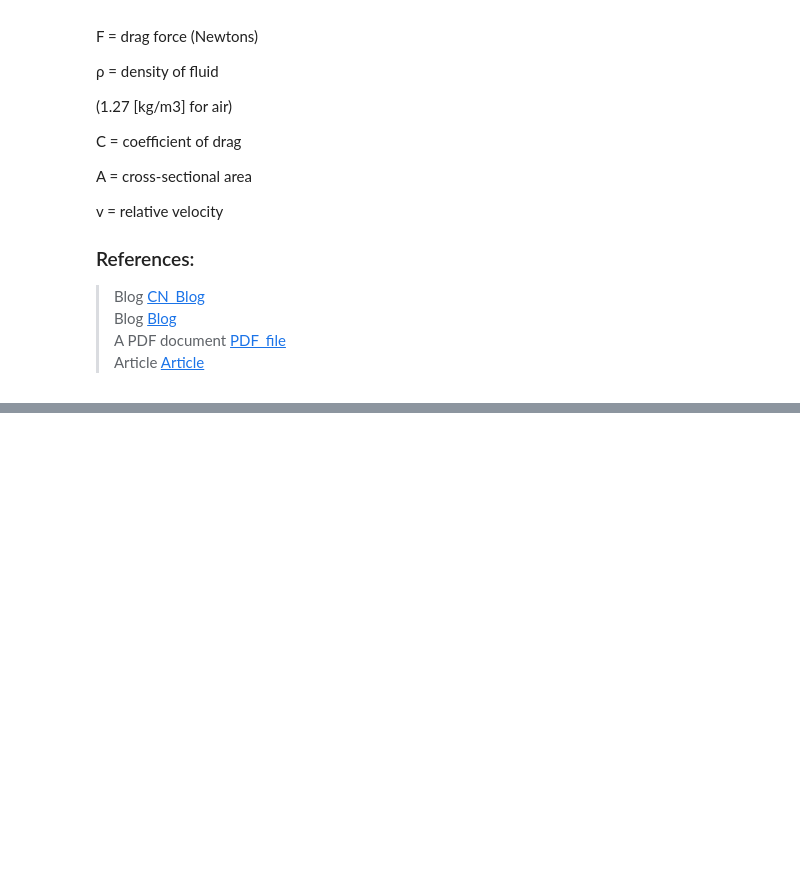
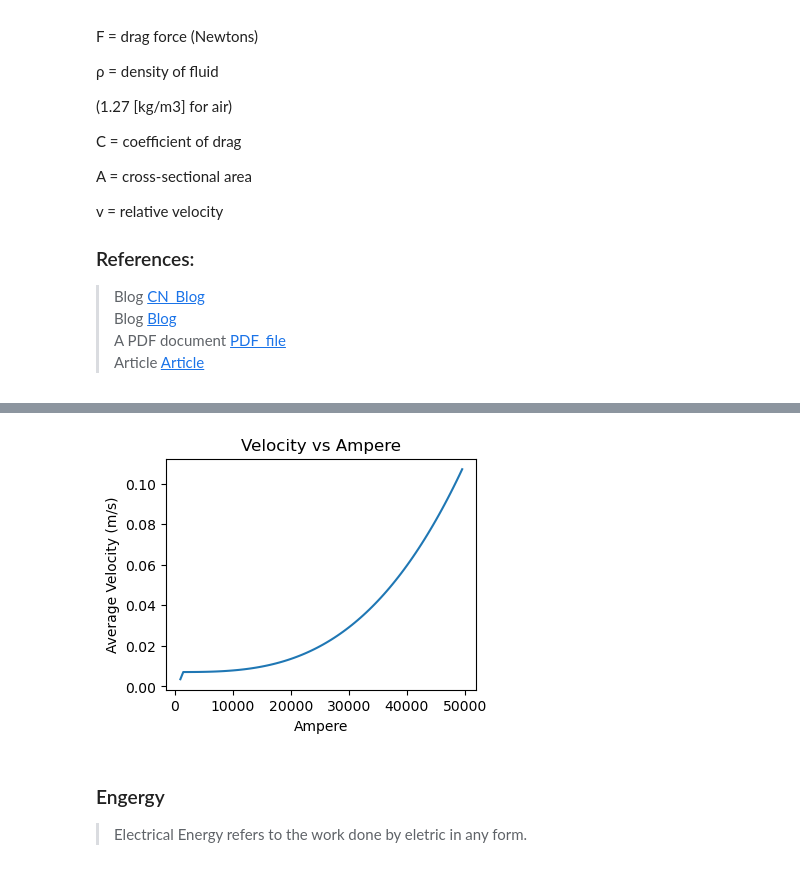
Before and after one commit to GoodrainCN/comph, a Jupyter notebook: PROJECT1/main.ipynb, the cells around one changed output, grey strips where cells are left out. Saved outputs shown, nothing was run; the diff lists cells and outputs as text; code cells hidden in the pictures; blank space fills up the shorter version.

```diff
--- a/PROJECT1/main.ipynb
+++ b/PROJECT1/main.ipynb
@@ -529,0 +259,72 @@ pygame.quit()
+# %%
+import matplotlib.pyplot as plt
+import numpy as np
+
+
+def run_vel_cur():
+    sim = simulation()
+    coil = Coil()
+    object = Object()
+
+    #DATA COLLECTION
+    posi = []
+    X_DATA = []
+    Y_DATA = []
+    VEL_DATA = []
+    ACC_DATA = []
+    AVG_VEL_DATA = []
+    AMP_DATA = []
+    time = 0
+
+    pos = object.get_x()
+    vel = object.get_velocity()
+    acc = object.get_acc()
+
+    turns = coil.get_turns()
+    length = coil.get_length()
+    ampere = coil.get_ampere()
+    radius = coil.get_radius()
+    for i in range(1000,50000,500):
+        ampere = i #A #Current #1000-50000
+        pos = 0
+        VEL_DATA = []
+        ACC_DATA = []
+        while pos < length:
+            x = object.get_x()
+            y = object.get_y()
+            posi.append(pos)
+            ACC_DATA.append(acc)
+            VEL_DATA.append(vel)
+            X_DATA.append(pos)
+            Y_DATA.append(object.get_y())
+
+            MI = sim.get_magnetic_induction(ampere,radius)
+            AF = sim.get_ampere_force(MI,ampere,length)
+
+            object.update_acc(AF,object.mass)
+            acc = object.get_acc()
+            object.update_velocity(acc)
+            vel = object.get_velocity()
+            object.update_x_pos(vel)
+            pos = object.get_x()
+            time += sim.dt
+
+        AVG_VEL = sum(VEL_DATA) / len(VEL_DATA)
+        AVG_VEL_DATA.append(AVG_VEL)
+        AMP_DATA.append(ampere)
+    return AVG_VEL_DATA, AMP_DATA
+
+data = run_vel_cur()
+AVG_VEL_DATA = data[0]
+AMP_DATA = data[1]
+plt.figure(figsize=(4,3))
+plt.plot(AMP_DATA,AVG_VEL_DATA)
+plt.title("Velocity vs Ampere")
+plt.ylabel("Average Velocity (m/s)")
+plt.xlabel("Ampere")
+plt.show()
+# %% [output]
+[figure, added]
+# %% [markdown]
+### Engergy
+>Electrical Energy refers to the work done by eletric in any form.
```
Also changed, not shown: parts of 3 cells of this notebook, 1 other file.
